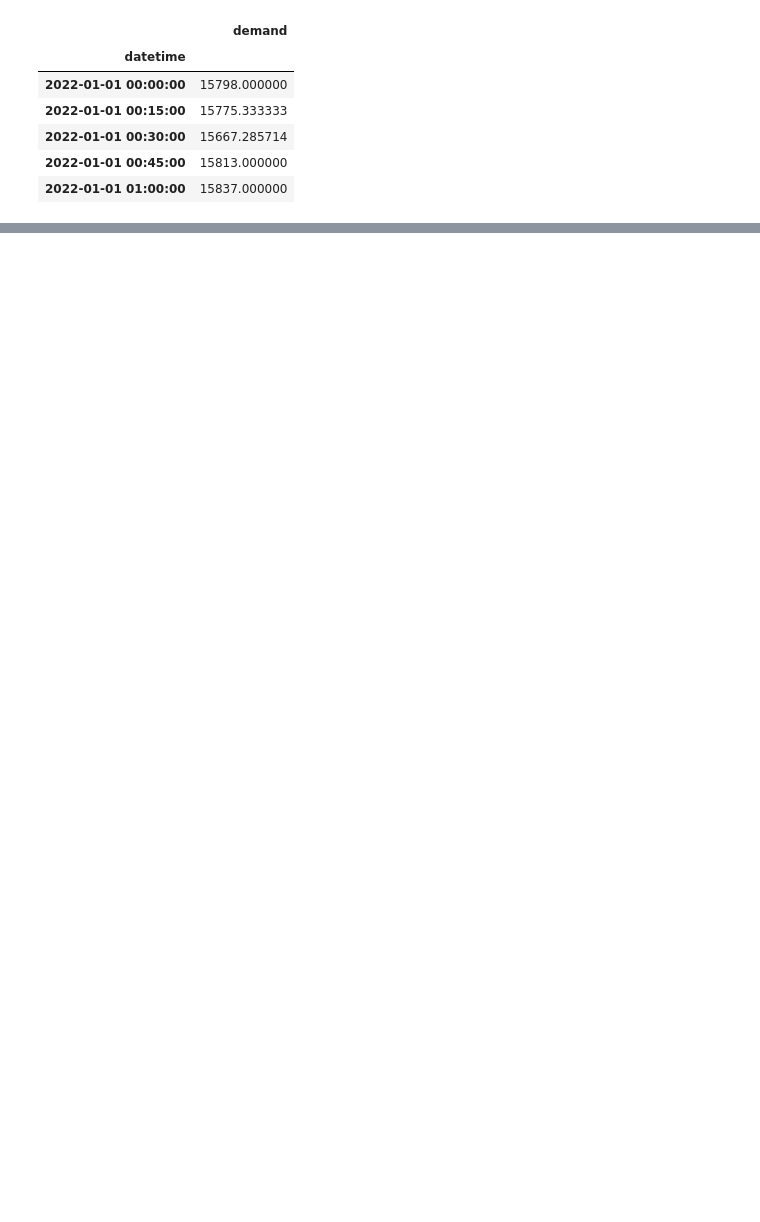
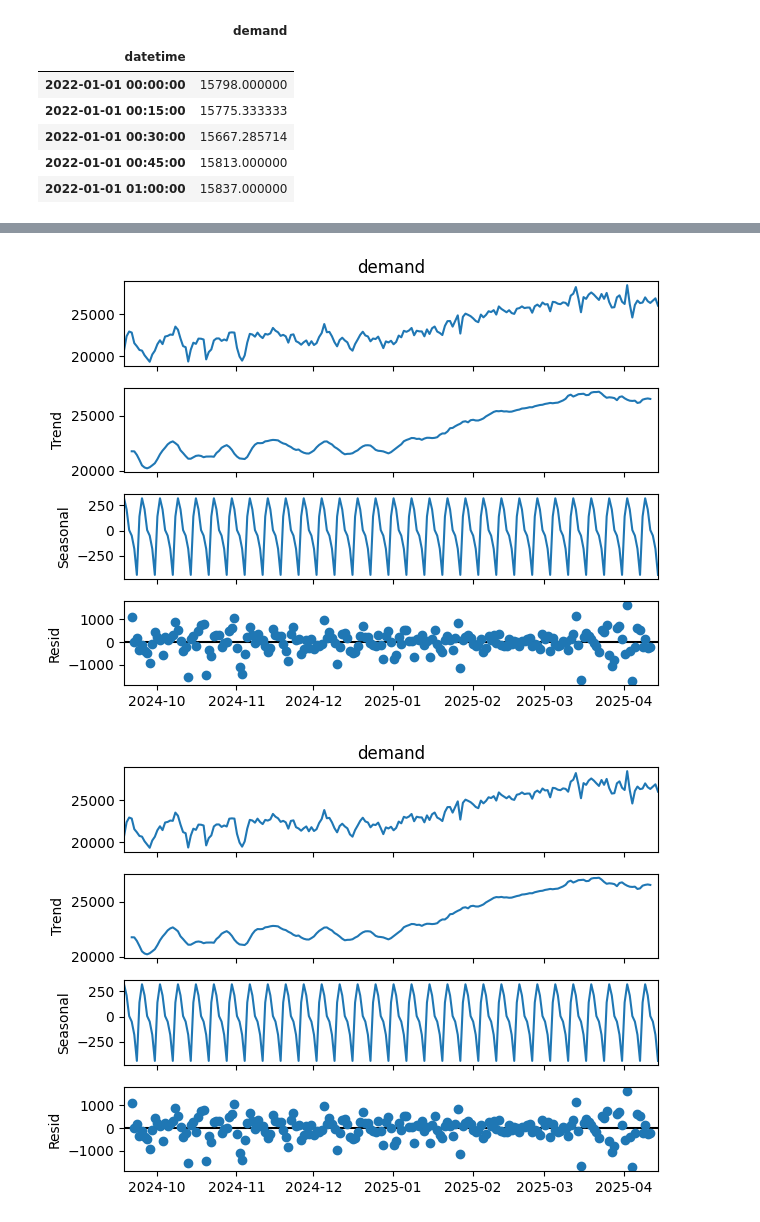
Before and after one commit to nitsundon/100DaysofML, a Jupyter notebook: Day01/LSTM.ipynb, the cells around one changed output, grey strips where cells are left out. Cells and saved outputs as stored; diff of their text form; code cells hidden in the pictures; blank space fills up the shorter version.

```diff
--- a/Day01/LSTM.ipynb
+++ b/Day01/LSTM.ipynb
@@ -54,0 +46,6 @@ ValueError: You must specify a period or x must be a pandas object with a Period
+# %%
+decomposition = seasonal_decompose(df1['demand'],model='additive')
+decomposition.plot()
+# %% [output]
+[figure, added]
+[figure, added]
```
Also changed, not shown: parts of 20 cells of this notebook.
